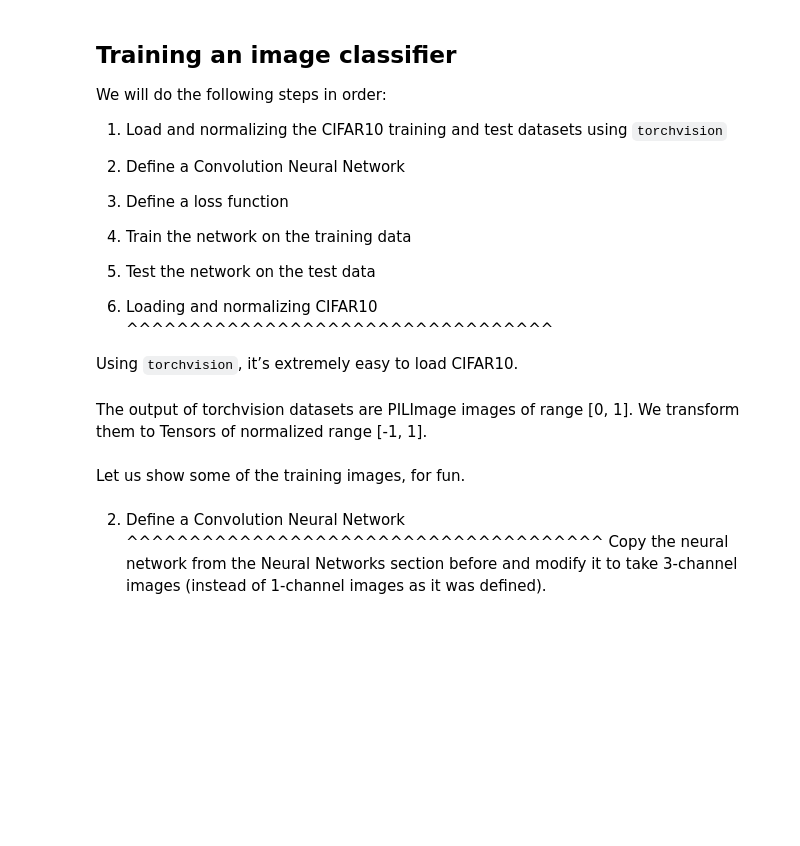
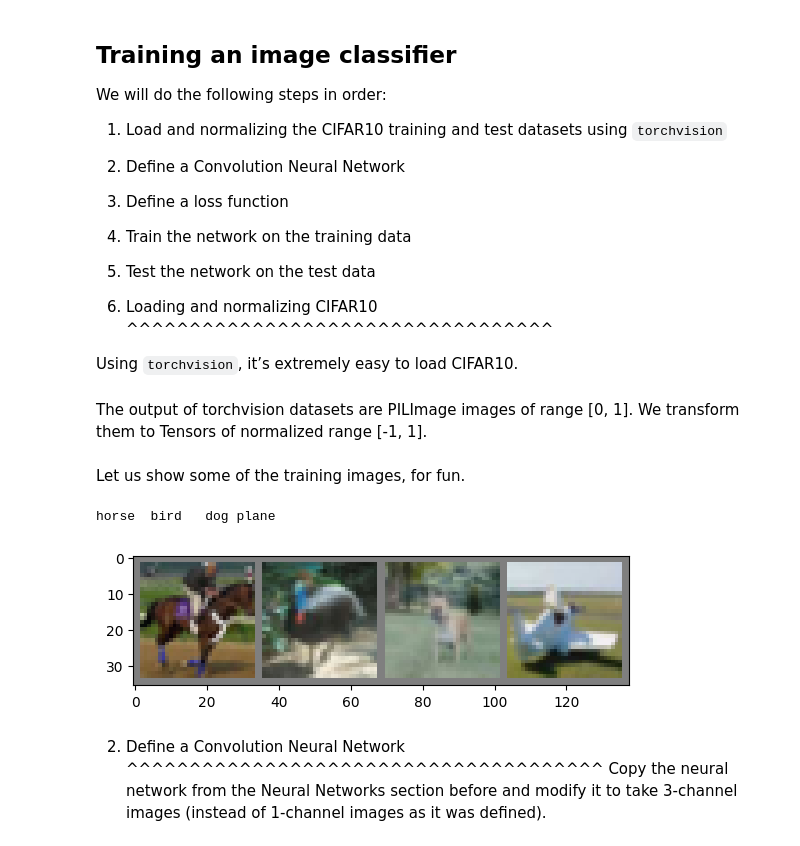
Before and after one commit to ndt1308/24162121_27.9, a Jupyter notebook: _downloads/cifar10_tutorial.ipynb, the cells around one changed output. Saved outputs shown, nothing was run; the diff lists cells and outputs as text; code cells hidden in the pictures; blank space fills up the shorter version.

```diff
--- a/_downloads/cifar10_tutorial.ipynb
+++ b/_downloads/cifar10_tutorial.ipynb
@@ -85,24 +85,27 @@ Let us show some of the training images, for fun.
 # %%
 import matplotlib.pyplot as plt
 import numpy as np
 
 # functions to show an image
 
 
 def imshow(img):
     img = img / 2 + 0.5     # unnormalize
     npimg = img.numpy()
     plt.imshow(np.transpose(npimg, (1, 2, 0)))
 
 
 # get some random training images
 dataiter = iter(trainloader)
-images, labels = dataiter.next()
+images, labels = next(dataiter)
 
 # show images
 imshow(torchvision.utils.make_grid(images))
 # print labels
 print(' '.join('%5s' % classes[labels[j]] for j in range(4)))
+# %% [output]
+horse  bird   dog plane
+[figure, added]
 # %% [markdown]
 2. Define a Convolution Neural Network
 ^^^^^^^^^^^^^^^^^^^^^^^^^^^^^^^^^^^^^^
```
Also changed, not shown: parts of 7 cells of this notebook.
